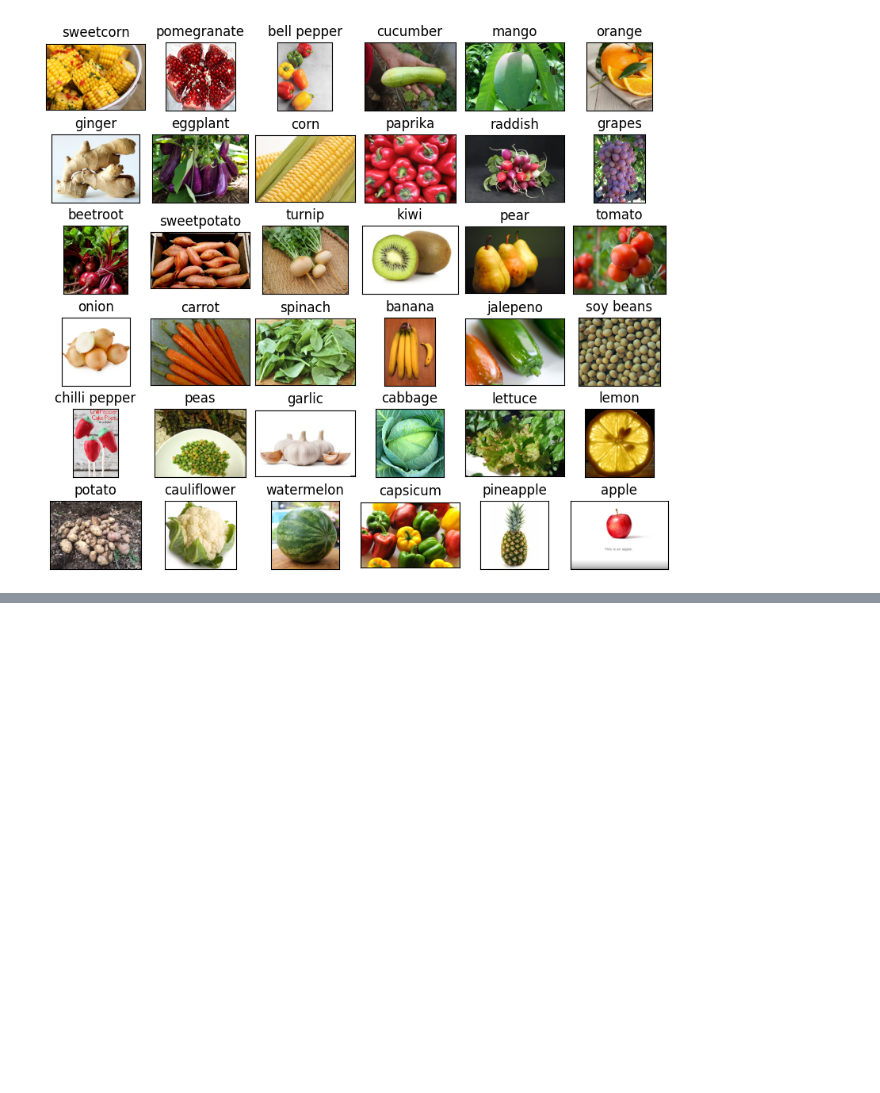
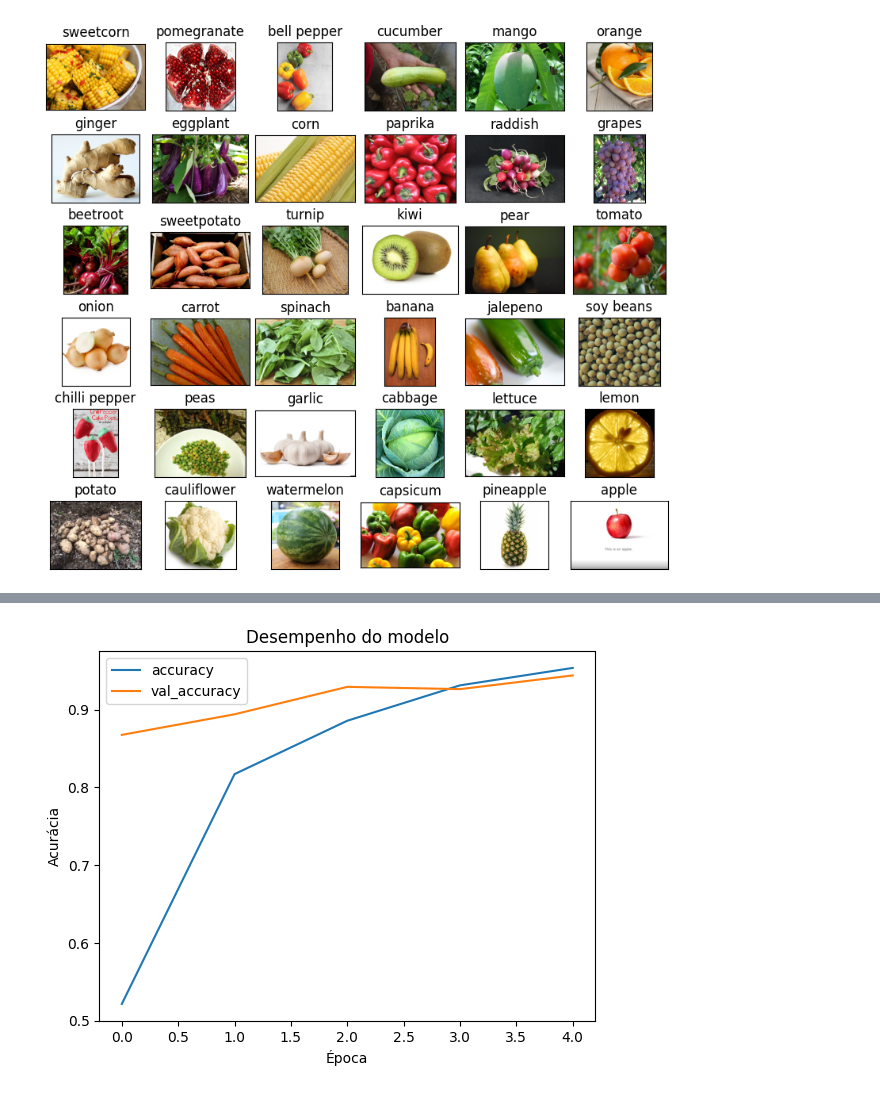
Before and after one commit to akyla007/clasLegFrutas, a Jupyter notebook: classification.ipynb, the cells around one changed output, grey strips where cells are left out. Cells and saved outputs as stored; diff of their text form; code cells hidden in the pictures; blank space fills up the shorter version.

Commit message:
feat: Model trained and results visualization

```diff
--- a/classification.ipynb
+++ b/classification.ipynb
@@ -73,0 +139,10 @@ plt.show()
+# %%
+# Carregando Modelo pre-treinado
+
+pretrained_model = tf.keras.applications.MobileNetV2(
+    input_shape=(224, 224, 3),
+    include_top=False,
+    weights='imagenet',
+    pooling='avg'
+)
+pretrained_model.trainable = False
@@ -73,0 +154,29 @@ plt.show()
+# %%
+inputs = pretrained_model.input
+
+x = tf.keras.layers.Dense(128, activation='relu')(pretrained_model.output)
+x = tf.keras.layers.Dense(128, activation='relu')(x)
+
+outputs = tf.keras.layers.Dense(36, activation='softmax')(x)
+
+model = tf.keras.Model(inputs=inputs, outputs=outputs)
+
+model.compile(
+    optimizer='adam',
+    loss='categorical_crossentropy',
+    metrics=['accuracy']
+)
+
+history = model.fit(
+    train_images,
+    validation_data=val_images,
+    batch_size = 32,
+    epochs=5,
+    callbacks=[
+        tf.keras.callbacks.EarlyStopping(
+            monitor='val_loss',
+            patience=2,
+            restore_best_weights=True
+        )
+    ]
+)
@@ -73,0 +194,8 @@ plt.show()
+# %%
+pd.DataFrame(history.history)[['accuracy','val_accuracy']].plot()
+plt.title("Desempenho do modelo")
+plt.xlabel("Época")
+plt.ylabel("Acurácia")
+plt.show()
+# %% [output]
+[figure, added]
```
Also changed, not shown: parts of 13 cells of this notebook.
